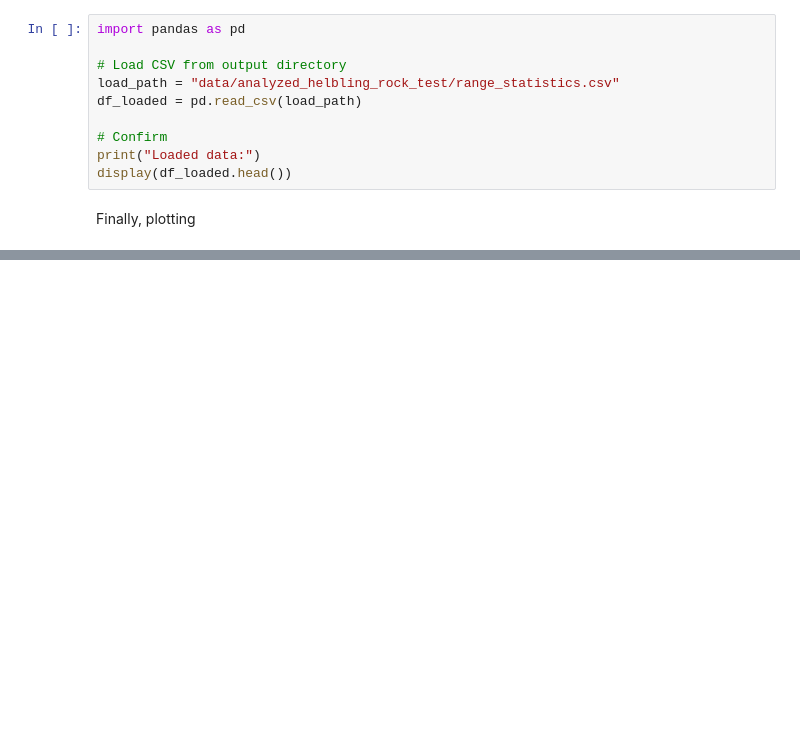
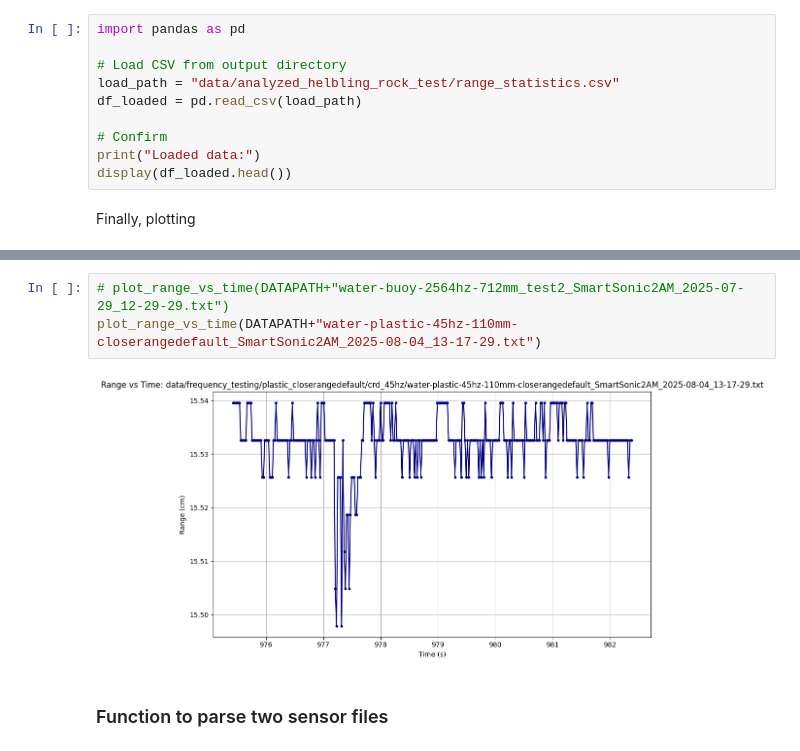
Before and after one commit to Helbling-Lab/ICU20201DataAnalysis, a Jupyter notebook: simple_plotter.ipynb, the cells around one changed output, grey strips where cells are left out. Drawn from its saved outputs; the diff is of its cells as text; blank space fills up the shorter version.

Commit message:
Added two-sensor functionality

```diff
--- a/simple_plotter.ipynb
+++ b/simple_plotter.ipynb
@@ -245,0 +305,7 @@ plt.show()
+# %%
+# plot_range_vs_time(DATAPATH+"water-buoy-2564hz-712mm_test2_SmartSonic2AM_2025-07-29_12-29-29.txt")
+plot_range_vs_time(DATAPATH+"water-plastic-45hz-110mm-closerangedefault_SmartSonic2AM_2025-08-04_13-17-29.txt")
+# %% [output]
+[figure, added]
+# %% [markdown]
+### Function to parse two sensor files
```
Also changed, not shown: parts of 21 cells of this notebook.
